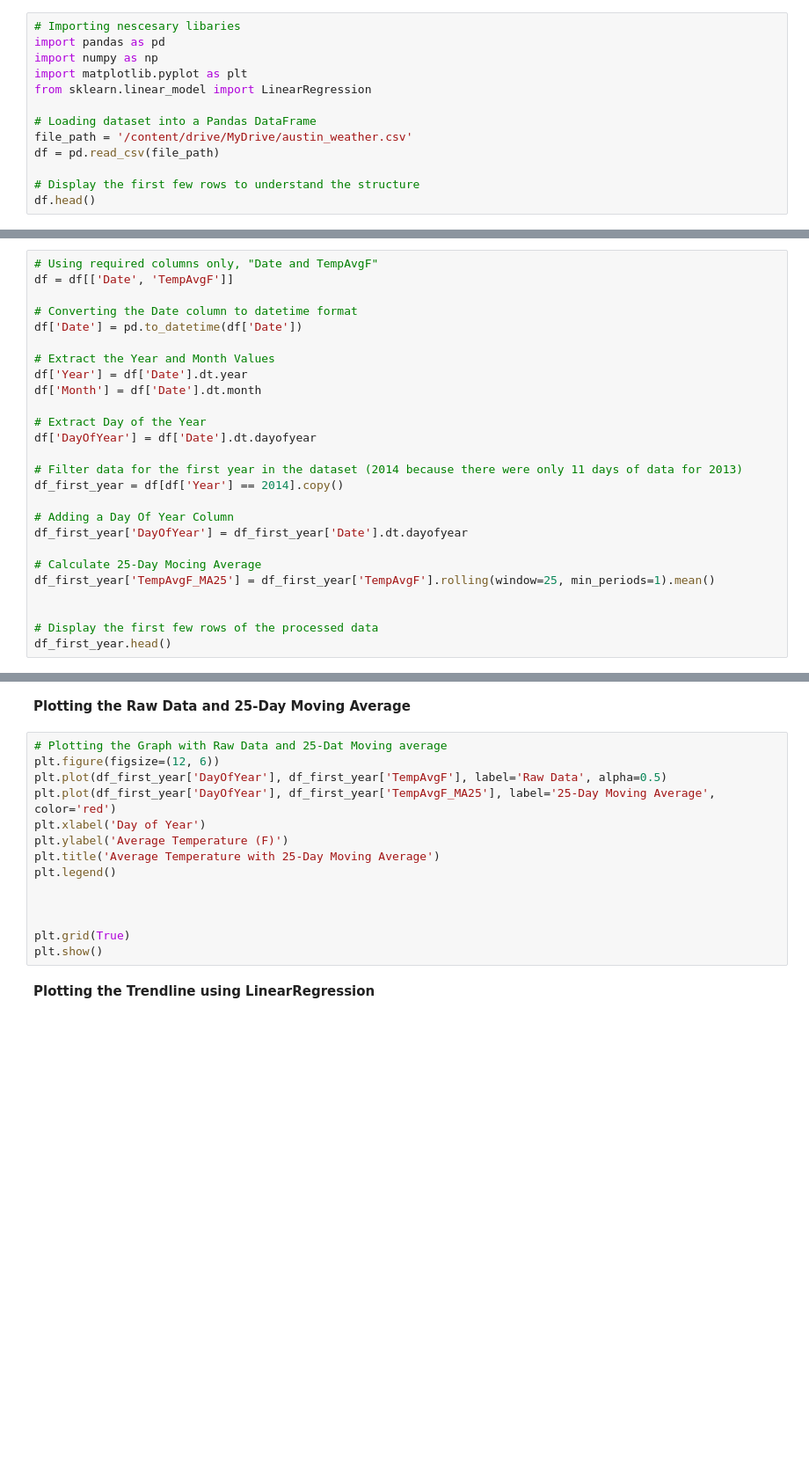
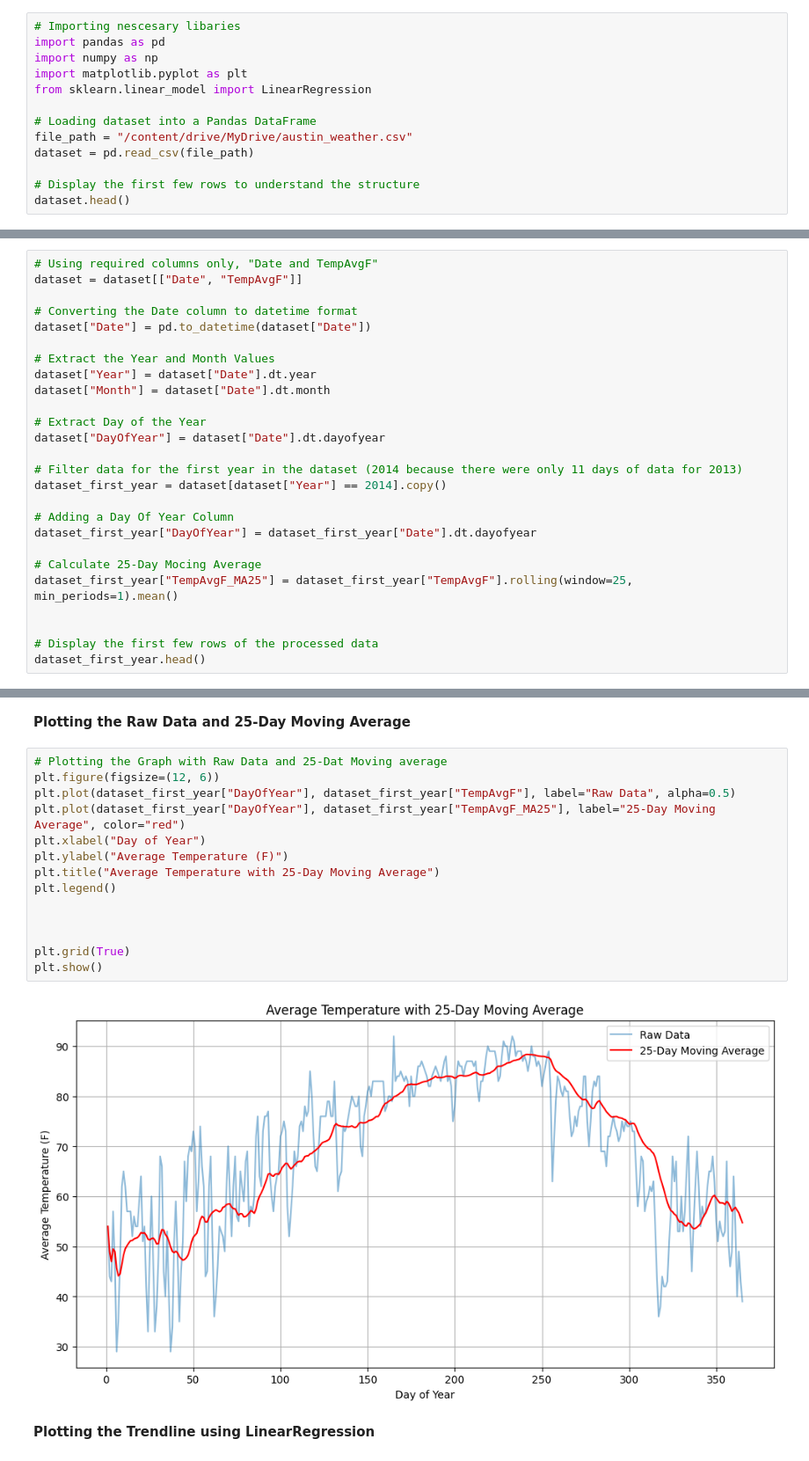
Before and after one commit to MorganChidley/Advanced-Topics-Assignment, a Jupyter notebook: Advanced_Topics.ipynb, the cells around one changed output, grey strips where cells are left out. Shown: that part at 88% size. Cells and saved outputs as stored; diff of their text form; blank space fills up the shorter version.

```diff
--- a/Advanced_Topics.ipynb
+++ b/Advanced_Topics.ipynb
@@ -10,8 +10,8 @@ import matplotlib.pyplot as plt
 from sklearn.linear_model import LinearRegression
 
 # Loading dataset into a Pandas DataFrame
-file_path = '/content/drive/MyDrive/austin_weather.csv'
-df = pd.read_csv(file_path)
+file_path = "/content/drive/MyDrive/austin_weather.csv"
+dataset = pd.read_csv(file_path)
 
 # Display the first few rows to understand the structure
-df.head()
+dataset.head()
@@ -19,27 +27,27 @@ df.head()
 **Filtering Data and Addinng additional columns**
 # %%
 # Using required columns only, "Date and TempAvgF"
-df = df[['Date', 'TempAvgF']]
+dataset = dataset[["Date", "TempAvgF"]]
 
 # Converting the Date column to datetime format
-df['Date'] = pd.to_datetime(df['Date'])
+dataset["Date"] = pd.to_datetime(dataset["Date"])
 
 # Extract the Year and Month Values
-df['Year'] = df['Date'].dt.year
-df['Month'] = df['Date'].dt.month
+dataset["Year"] = dataset["Date"].dt.year
+dataset["Month"] = dataset["Date"].dt.month
 
 # Extract Day of the Year
-df['DayOfYear'] = df['Date'].dt.dayofyear
+dataset["DayOfYear"] = dataset["Date"].dt.dayofyear
 
 # Filter data for the first year in the dataset (2014 because there were only 11 days of data for 2013)
-df_first_year = df[df['Year'] == 2014].copy()
+dataset_first_year = dataset[dataset["Year"] == 2014].copy()
 
 # Adding a Day Of Year Column
-df_first_year['DayOfYear'] = df_first_year['Date'].dt.dayofyear
+dataset_first_year["DayOfYear"] = dataset_first_year["Date"].dt.dayofyear
 
 # Calculate 25-Day Mocing Average
-df_first_year['TempAvgF_MA25'] = df_first_year['TempAvgF'].rolling(window=25, min_periods=1).mean()
+dataset_first_year["TempAvgF_MA25"] = dataset_first_year["TempAvgF"].rolling(window=25, min_periods=1).mean()
 
 
 # Display the first few rows of the processed data
-df_first_year.head()
+dataset_first_year.head()
@@ -84,17 +140,19 @@ print(outliers)
 # %%
 # Plotting the Graph with Raw Data and 25-Dat Moving average
 plt.figure(figsize=(12, 6))
-plt.plot(df_first_year['DayOfYear'], df_first_year['TempAvgF'], label='Raw Data', alpha=0.5)
-plt.plot(df_first_year['DayOfYear'], df_first_year['TempAvgF_MA25'], label='25-Day Moving Average', color='red')
-plt.xlabel('Day of Year')
-plt.ylabel('Average Temperature (F)')
-plt.title('Average Temperature with 25-Day Moving Average')
+plt.plot(dataset_first_year["DayOfYear"], dataset_first_year["TempAvgF"], label="Raw Data", alpha=0.5)
+plt.plot(dataset_first_year["DayOfYear"], dataset_first_year["TempAvgF_MA25"], label="25-Day Moving Average", color="red")
+plt.xlabel("Day of Year")
+plt.ylabel("Average Temperature (F)")
+plt.title("Average Temperature with 25-Day Moving Average")
 plt.legend()
 
 
 
 plt.grid(True)
 plt.show()
+# %% [output]
+[figure, added]
 # %% [markdown]
 **Plotting the Trendline using LinearRegression**
 # %%
```
Also changed, not shown: parts of 6 cells of this notebook.
